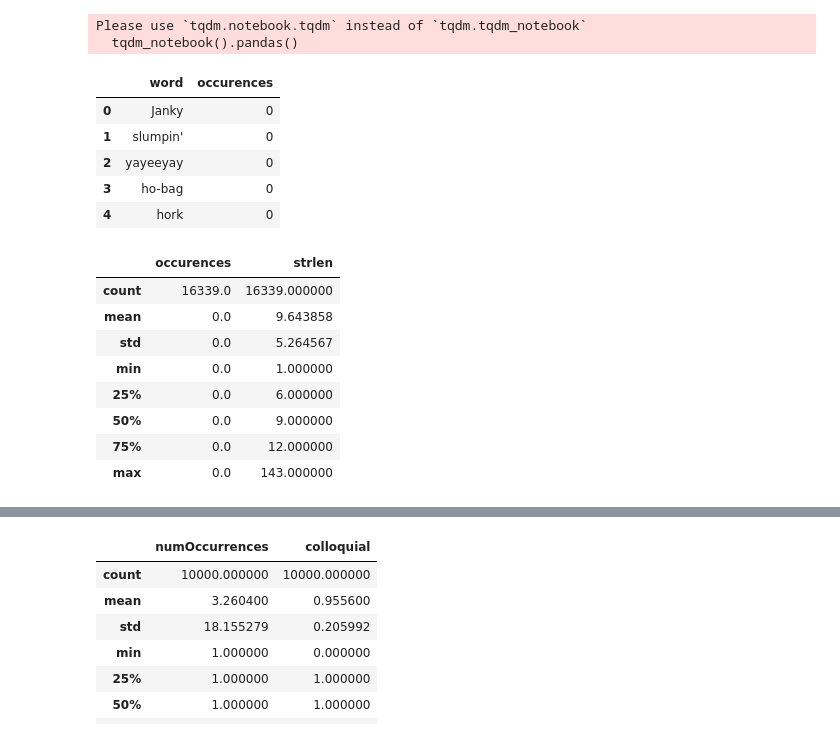
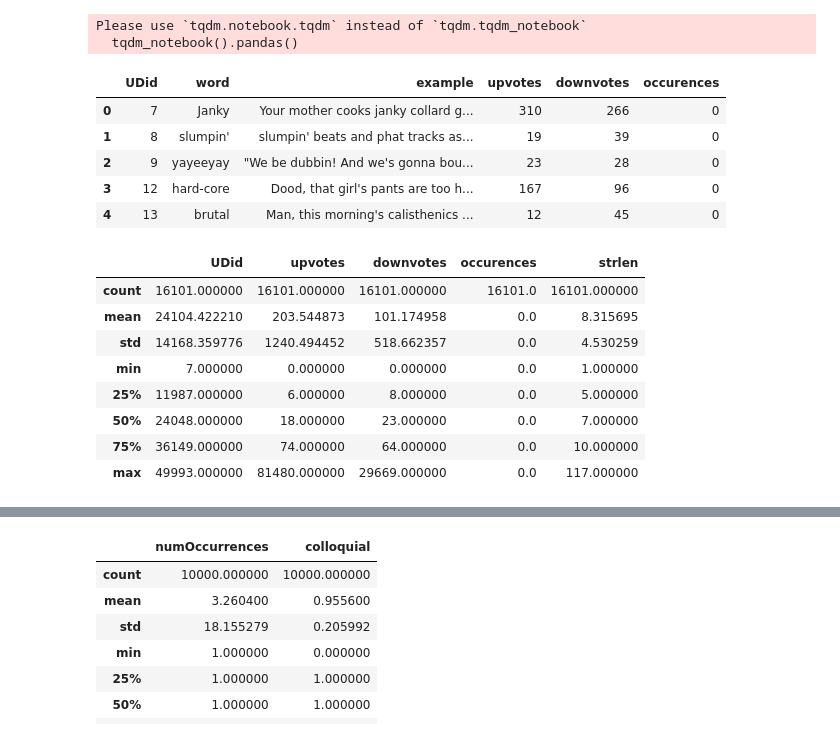
Before and after one commit to epfl-ada/ada-2021-project-adacadabra, a Jupyter notebook: CLASSIFICATION/Slang_dictionnary/tests_nico.ipynb, the cells around one changed output, grey strips where cells are left out. Cells and saved outputs as stored; diff of their text form; code cells hidden in the pictures.

```diff
--- a/CLASSIFICATION/Slang_dictionnary/tests_nico.ipynb
+++ b/CLASSIFICATION/Slang_dictionnary/tests_nico.ipynb
@@ -26,30 +26,30 @@ def isinside2(test_string,test_list):
     return 0
 # %%
 #get dico
-dico= pd.read_pickle("./Reduced_Final_Dictionary.pkl")
+dico= pd.read_pickle("./new_urban_dictionary.pkl")
 dico["occurences"]=0
 dico.head()
 # %% [output]
-|  | word | occurences |
-| 0 | Janky | 0 |
-| 1 | slumpin' | 0 |
-| 2 | yayeeyay | 0 |
-| 3 | ho-bag | 0 |
-| 4 | hork | 0 |
+|  | UDid | word | example | upvotes | downvotes | occurences |
+| 0 | 7 | Janky | Your mother cooks janky collard g... | 310 | 266 | 0 |
+| 1 | 8 | slumpin' | slumpin' beats and phat tracks as... | 19 | 39 | 0 |
+| 2 | 9 | yayeeyay | "We be dubbin! And we's gonna bou... | 23 | 28 | 0 |
+| 3 | 12 | hard-core | Dood, that girl's pants are too h... | 167 | 96 | 0 |
+| 4 | 13 | brutal | Man, this morning's calisthenics ... | 12 | 45 | 0 |
 # %%
 #check strings lenths and describe dico
 dico["strlen"]= dico["word"].apply(lambda x : len(x))
 dico.describe()
 # %% [output]
-|  | occurences | strlen |
-| count | 16339.0 | 16339.000000 |
-| mean | 0.0 | 9.643858 |
-| std | 0.0 | 5.264567 |
-| min | 0.0 | 1.000000 |
-| 25% | 0.0 | 6.000000 |
-| 50% | 0.0 | 9.000000 |
-| 75% | 0.0 | 12.000000 |
-| max | 0.0 | 143.000000 |
+|  | UDid | upvotes | downvotes | occurences | strlen |
+| count | 16101.000000 | 16101.000000 | 16101.000000 | 16101.0 | 16101.000000 |
+| mean | 24104.422210 | 203.544873 | 101.174958 | 0.0 | 8.315695 |
+| std | 14168.359776 | 1240.494452 | 518.662357 | 0.0 | 4.530259 |
+| min | 7.000000 | 0.000000 | 0.000000 | 0.0 | 1.000000 |
+| 25% | 11987.000000 | 6.000000 | 8.000000 | 0.0 | 5.000000 |
+| 50% | 24048.000000 | 18.000000 | 23.000000 | 0.0 | 7.000000 |
+| 75% | 36149.000000 | 74.000000 | 64.000000 | 0.0 | 10.000000 |
+| max | 49993.000000 | 81480.000000 | 29669.000000 | 0.0 | 117.000000 |
 # %%
 #make list out of dico
 dicolist= dico["word"].unique().tolist()
```
Also changed, not shown: parts of 3 cells of this notebook, 1 other file.
